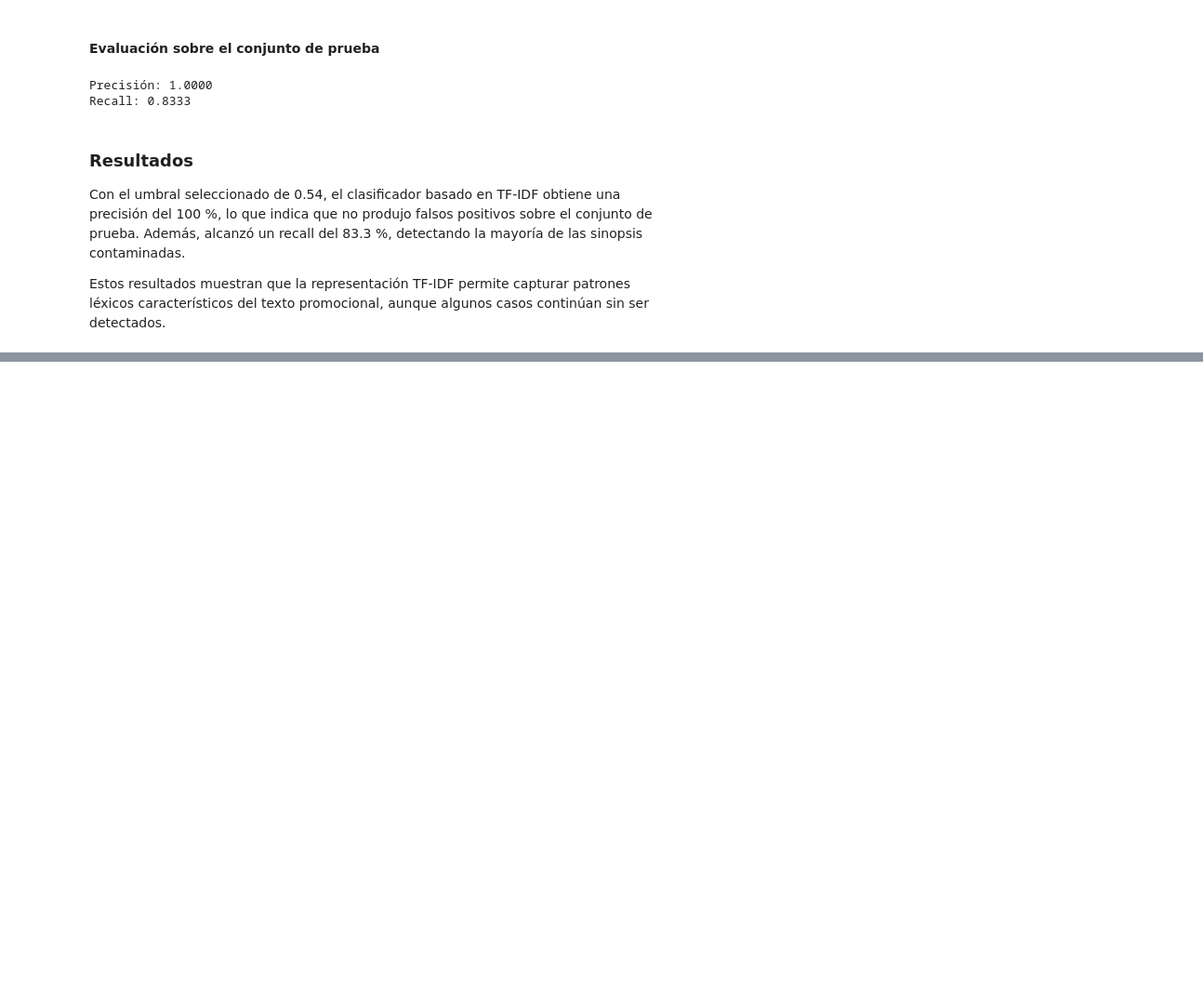
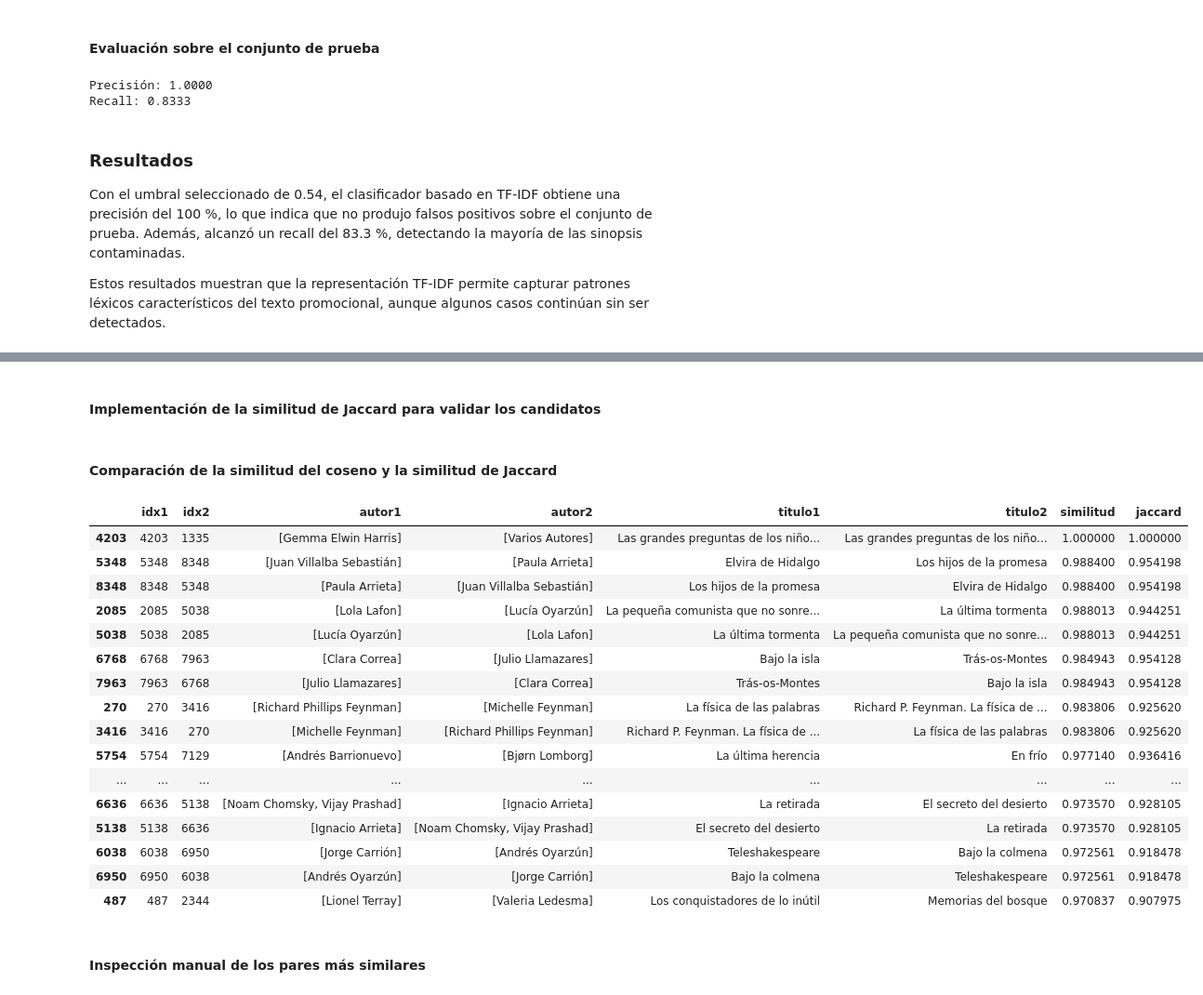
Before and after one commit to manuellazarte/Procesamiento-del-Lenguaje-Natural, a Jupyter notebook: ej3/ej3.ipynb, the cells around one changed output, grey strips where cells are left out. Shown at 93% size. Cells and saved outputs as stored; diff of their text form; code cells hidden in the pictures; blank space fills up the shorter version.

```diff
--- a/ej3/ej3.ipynb
+++ b/ej3/ej3.ipynb
@@ -723,0 +772,11 @@ Estos resultados muestran que la representación TF-IDF permite capturar patrone
+# %%
+pares = pares[
+    pares["autor1"] != pares["autor2"]
+]
+
+pares = pares.sort_values(
+    "similitud",
+    ascending=False
+)
+
+display(pares.head(20))
@@ -723,0 +801,47 @@ Estos resultados muestran que la representación TF-IDF permite capturar patrone
+# %% [markdown]
+#### Implementación de la similitud de Jaccard para validar los candidatos
+# %%
+import re
+
+def jaccard(a, b):
+
+    A = set(re.findall(r"\w+", a.lower()))
+    B = set(re.findall(r"\w+", b.lower()))
+
+    if len(A | B) == 0:
+        return 0
+
+    return len(A & B) / len(A | B)
+# %% [markdown]
+#### Comparación de la similitud del coseno y la similitud de Jaccard
+# %%
+pares["jaccard"] = pares.apply(
+
+    lambda fila: jaccard(df.iloc[fila["idx1"]]["synopsis"], df.iloc[fila["idx2"]]["synopsis"]),axis=1)
+
+display(
+    pares.sort_values(
+        ["similitud","jaccard"],
+        ascending=False
+    ).head(20)
+)
+# %% [output]
+|  | idx1 | idx2 | autor1 | autor2 | titulo1 | titulo2 | similitud | jaccard |
+| 4203 | 4203 | 1335 | [Gemma Elwin Harris] | [Varios Autores] | Las grandes preguntas de los niño... | Las grandes preguntas de los niño... | 1.000000 | 1.000000 |
+| 5348 | 5348 | 8348 | [Juan Villalba Sebastián] | [Paula Arrieta] | Elvira de Hidalgo | Los hijos de la promesa | 0.988400 | 0.954198 |
+| 8348 | 8348 | 5348 | [Paula Arrieta] | [Juan Villalba Sebastián] | Los hijos de la promesa | Elvira de Hidalgo | 0.988400 | 0.954198 |
+| 2085 | 2085 | 5038 | [Lola Lafon] | [Lucía Oyarzún] | La pequeña comunista que no sonre... | La última tormenta | 0.988013 | 0.944251 |
+| 5038 | 5038 | 2085 | [Lucía Oyarzún] | [Lola Lafon] | La última tormenta | La pequeña comunista que no sonre... | 0.988013 | 0.944251 |
+| 6768 | 6768 | 7963 | [Clara Correa] | [Julio Llamazares] | Bajo la isla | Trás-os-Montes | 0.984943 | 0.954128 |
+| 7963 | 7963 | 6768 | [Julio Llamazares] | [Clara Correa] | Trás-os-Montes | Bajo la isla | 0.984943 | 0.954128 |
+| 270 | 270 | 3416 | [Richard Phillips Feynman] | [Michelle Feynman] | La física de las palabras | Richard P. Feynman. La física de ... | 0.983806 | 0.925620 |
+| 3416 | 3416 | 270 | [Michelle Feynman] | [Richard Phillips Feynman] | Richard P. Feynman. La física de ... | La física de las palabras | 0.983806 | 0.925620 |
+| 5754 | 5754 | 7129 | [Andrés Barrionuevo] | [Bjørn Lomborg] | La última herencia | En frío | 0.977140 | 0.936416 |
+| ... | ... | ... | ... | ... | ... | ... | ... | ... |
+| 6636 | 6636 | 5138 | [Noam Chomsky, Vijay Prashad] | [Ignacio Arrieta] | La retirada | El secreto del desierto | 0.973570 | 0.928105 |
+| 5138 | 5138 | 6636 | [Ignacio Arrieta] | [Noam Chomsky, Vijay Prashad] | El secreto del desierto | La retirada | 0.973570 | 0.928105 |
+| 6038 | 6038 | 6950 | [Jorge Carrión] | [Andrés Oyarzún] | Teleshakespeare | Bajo la colmena | 0.972561 | 0.918478 |
+| 6950 | 6950 | 6038 | [Andrés Oyarzún] | [Jorge Carrión] | Bajo la colmena | Teleshakespeare | 0.972561 | 0.918478 |
+| 487 | 487 | 2344 | [Lionel Terray] | [Valeria Ledesma] | Los conquistadores de lo inútil | Memorias del bosque | 0.970837 | 0.907975 |
+# %% [markdown]
+#### Inspección manual de los pares más similares
```
Also changed, not shown: parts of 9 cells of this notebook.
